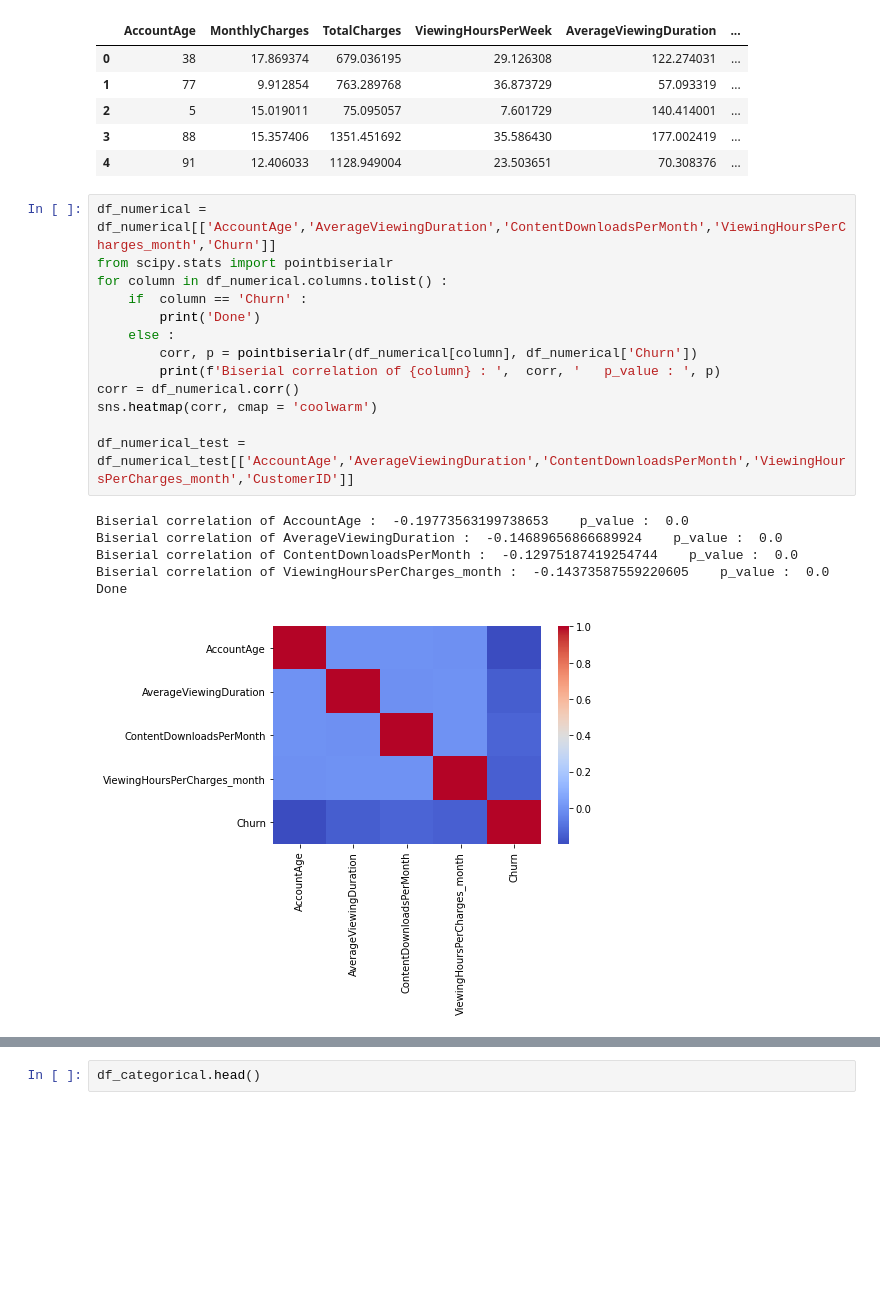
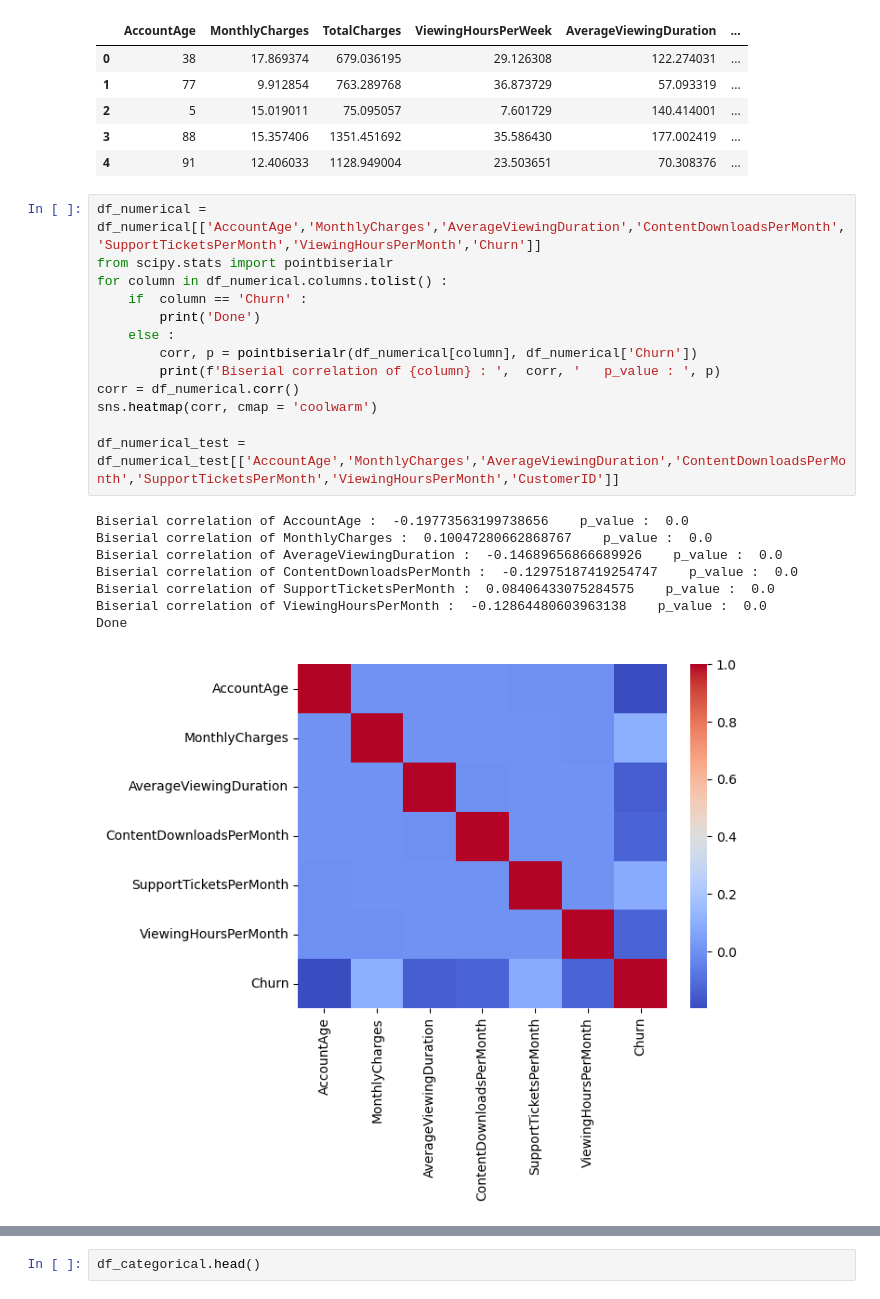
Before and after one commit to soonn22/Churn, a Jupyter notebook: ChurnPrediction.ipynb, the cells around one changed output, grey strips where cells are left out. Saved outputs shown, nothing was run; the diff lists cells and outputs as text; blank space fills up the shorter version.

```diff
--- a/ChurnPrediction.ipynb
+++ b/ChurnPrediction.ipynb
@@ -311,22 +318,24 @@ df_numerical_test.head()
 | 3 | 88 | 15.357406 | 1351.451692 | 35.586430 | 177.002419 | ... |
 | 4 | 91 | 12.406033 | 1128.949004 | 23.503651 | 70.308376 | ... |
 # %%
-df_numerical = df_numerical[['AccountAge','AverageViewingDuration','ContentDownloadsPerMonth','ViewingHoursPerCharges_month','Churn']]
+df_numerical = df_numerical[['AccountAge','MonthlyCharges','AverageViewingDuration','ContentDownloadsPerMonth','SupportTicketsPerMonth','ViewingHoursPerMonth','Churn']]
 from scipy.stats import pointbiserialr
 for column in df_numerical.columns.tolist() :
     if  column == 'Churn' :
         print('Done')
     else :
         corr, p = pointbiserialr(df_numerical[column], df_numerical['Churn'])
         print(f'Biserial correlation of {column} : ',  corr, '   p_value : ', p)
 corr = df_numerical.corr()
 sns.heatmap(corr, cmap = 'coolwarm')
 
-df_numerical_test = df_numerical_test[['AccountAge','AverageViewingDuration','ContentDownloadsPerMonth','ViewingHoursPerCharges_month','CustomerID']]
+df_numerical_test = df_numerical_test[['AccountAge','MonthlyCharges','AverageViewingDuration','ContentDownloadsPerMonth','SupportTicketsPerMonth','ViewingHoursPerMonth','CustomerID']]
 # %% [output]
-Biserial correlation of AccountAge :  -0.19773563199738653    p_value :  0.0
-Biserial correlation of AverageViewingDuration :  -0.14689656866689924    p_value :  0.0
-Biserial correlation of ContentDownloadsPerMonth :  -0.12975187419254744    p_value :  0.0
-Biserial correlation of ViewingHoursPerCharges_month :  -0.14373587559220605    p_value :  0.0
+Biserial correlation of AccountAge :  -0.19773563199738656    p_value :  0.0
+Biserial correlation of MonthlyCharges :  0.10047280662868767    p_value :  0.0
+Biserial correlation of AverageViewingDuration :  -0.14689656866689926    p_value :  0.0
+Biserial correlation of ContentDownloadsPerMonth :  -0.12975187419254747    p_value :  0.0
+Biserial correlation of SupportTicketsPerMonth :  0.08406433075284575    p_value :  0.0
+Biserial correlation of ViewingHoursPerMonth :  -0.12864480603963138    p_value :  0.0
 Done
-[figure, old version]
+[figure, new version]
```
Also changed, not shown: parts of 27 cells of this notebook, 6 other files.
